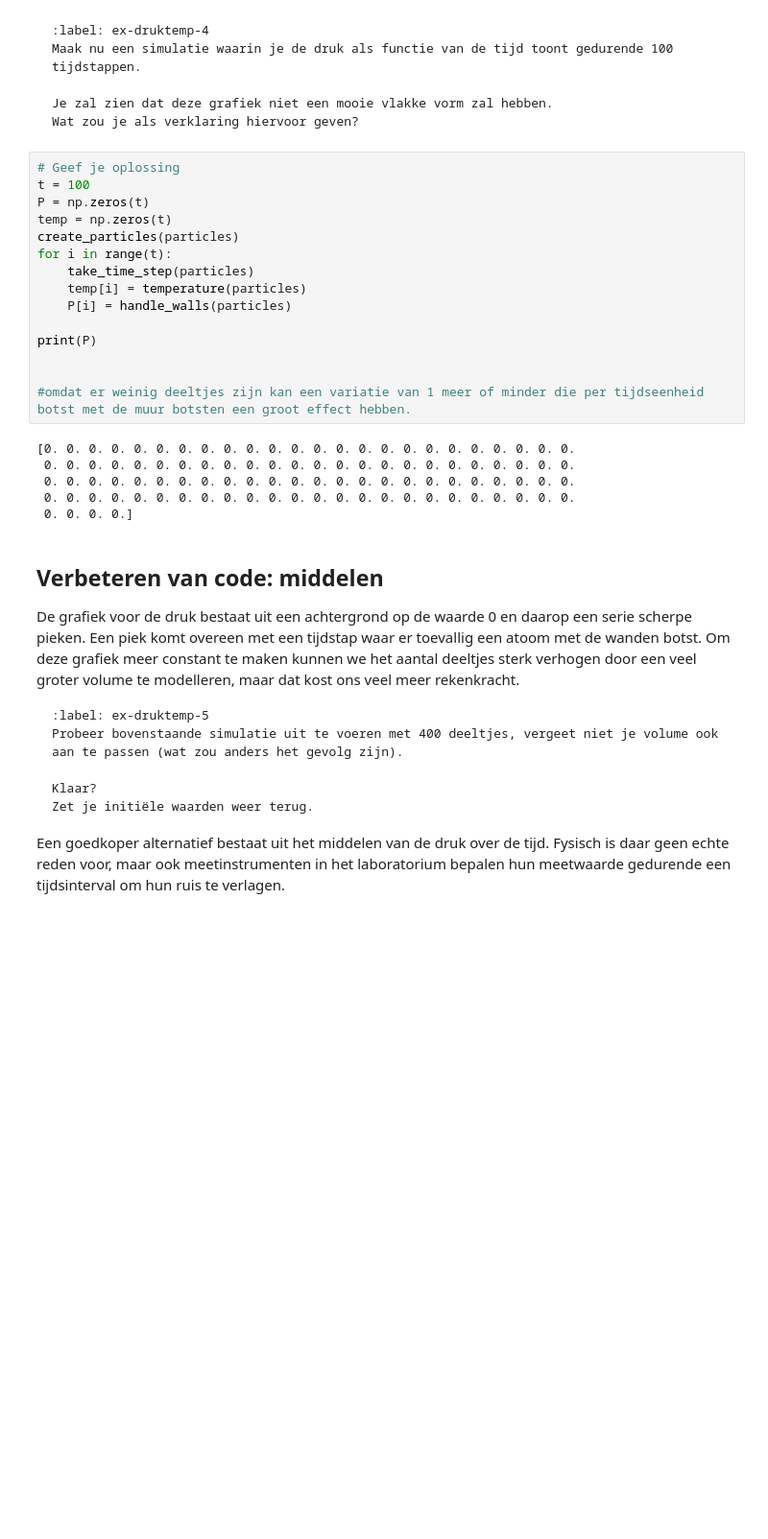
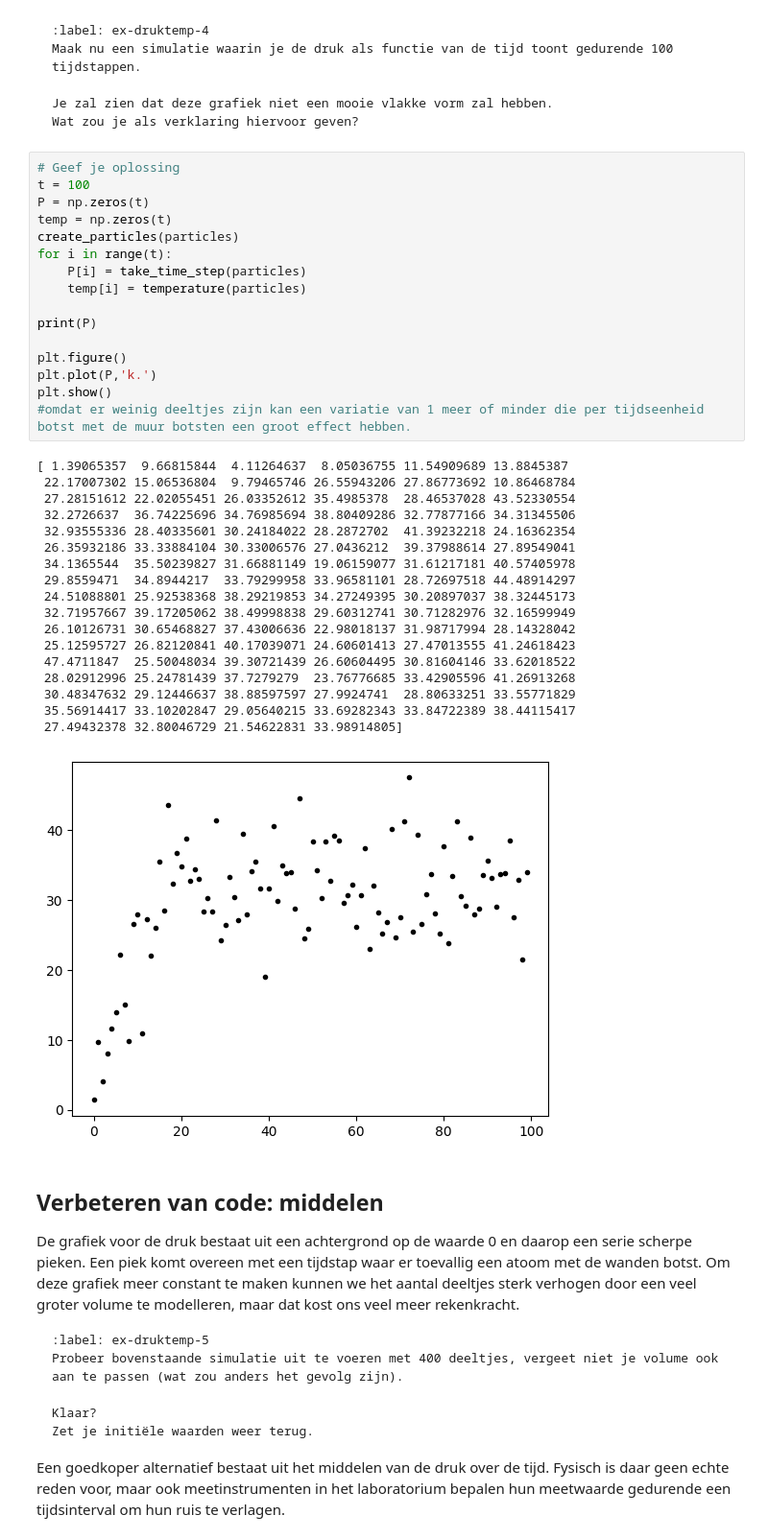
Before and after one commit to Toomab/warme-dynamica, a Jupyter notebook: Content/PySim/5_druktemp.ipynb, the cells around one changed output. Shown: that part at 96% size. Cells and saved outputs as stored; diff of their text form; blank space fills up the shorter version.

```diff
--- a/Content/PySim/5_druktemp.ipynb
+++ b/Content/PySim/5_druktemp.ipynb
@@ -305,24 +308,38 @@ Wat zou je als verklaring hiervoor geven?
 # %%
 # Geef je oplossing
 t = 100
 P = np.zeros(t)
 temp = np.zeros(t)
 create_particles(particles)
 for i in range(t):
-    take_time_step(particles)
+    P[i] = take_time_step(particles)
     temp[i] = temperature(particles)
-    P[i] = handle_walls(particles)
 
 print(P)
 
-
+plt.figure()
+plt.plot(P,'k.')
+plt.show()
 #omdat er weinig deeltjes zijn kan een variatie van 1 meer of minder die per tijdseenheid botst met de muur botsten een groot effect hebben.
 # %% [output]
-[0. 0. 0. 0. 0. 0. 0. 0. 0. 0. 0. 0. 0. 0. 0. 0. 0. 0. 0. 0. 0. 0. 0. 0.
- 0. 0. 0. 0. 0. 0. 0. 0. 0. 0. 0. 0. 0. 0. 0. 0. 0. 0. 0. 0. 0. 0. 0. 0.
- 0. 0. 0. 0. 0. 0. 0. 0. 0. 0. 0. 0. 0. 0. 0. 0. 0. 0. 0. 0. 0. 0. 0. 0.
- 0. 0. 0. 0. 0. 0. 0. 0. 0. 0. 0. 0. 0. 0. 0. 0. 0. 0. 0. 0. 0. 0. 0. 0.
- 0. 0. 0. 0.]
+[ 1.39065357  9.66815844  4.11264637  8.05036755 11.54909689 13.8845387
+ 22.17007302 15.06536804  9.79465746 26.55943206 27.86773692 10.86468784
+ 27.28151612 22.02055451 26.03352612 35.4985378  28.46537028 43.52330554
+ 32.2726637  36.74225696 34.76985694 38.80409286 32.77877166 34.31345506
+ 32.93555336 28.40335601 30.24184022 28.2872702  41.39232218 24.16362354
+ 26.35932186 33.33884104 30.33006576 27.0436212  39.37988614 27.89549041
+ 34.1365544  35.50239827 31.66881149 19.06159077 31.61217181 40.57405978
+ 29.8559471  34.8944217  33.79299958 33.96581101 28.72697518 44.48914297
+ 24.51088801 25.92538368 38.29219853 34.27249395 30.20897037 38.32445173
+ 32.71957667 39.17205062 38.49998838 29.60312741 30.71282976 32.16599949
+ 26.10126731 30.65468827 37.43006636 22.98018137 31.98717994 28.14328042
+ 25.12595727 26.82120841 40.17039071 24.60601413 27.47013555 41.24618423
+ 47.4711847  25.50048034 39.30721439 26.60604495 30.81604146 33.62018522
+ 28.02912996 25.24781439 37.7279279  23.76776685 33.42905596 41.26913268
+ 30.48347632 29.12446637 38.88597597 27.9924741  28.80633251 33.55771829
+ 35.56914417 33.10202847 29.05640215 33.69282343 33.84722389 38.44115417
+ 27.49432378 32.80046729 21.54622831 33.98914805]
+[figure, added]
 # %% [markdown]
 ## Verbeteren van code: middelen
 
```
Also changed, not shown: parts of 8 cells of this notebook.
